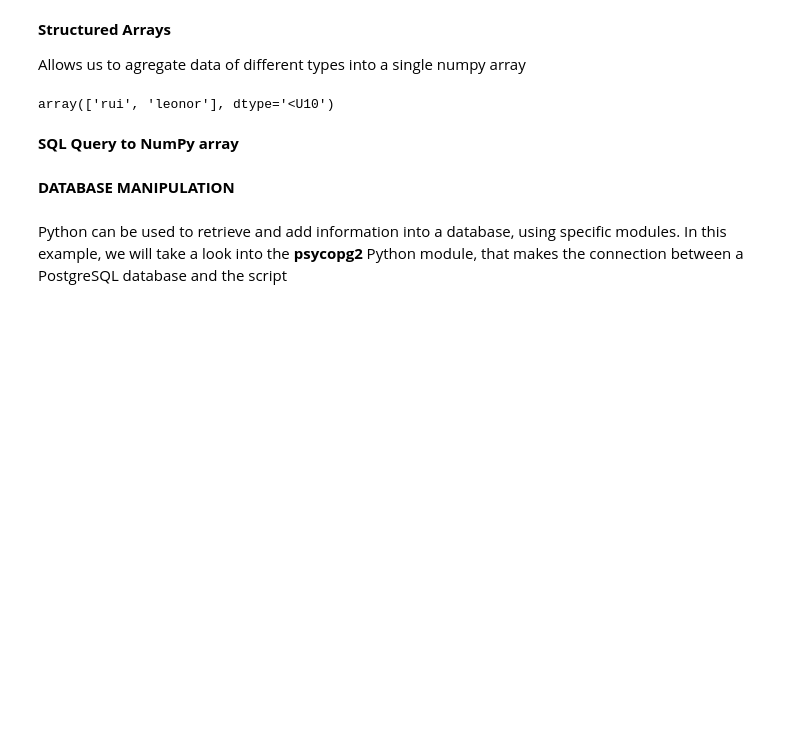
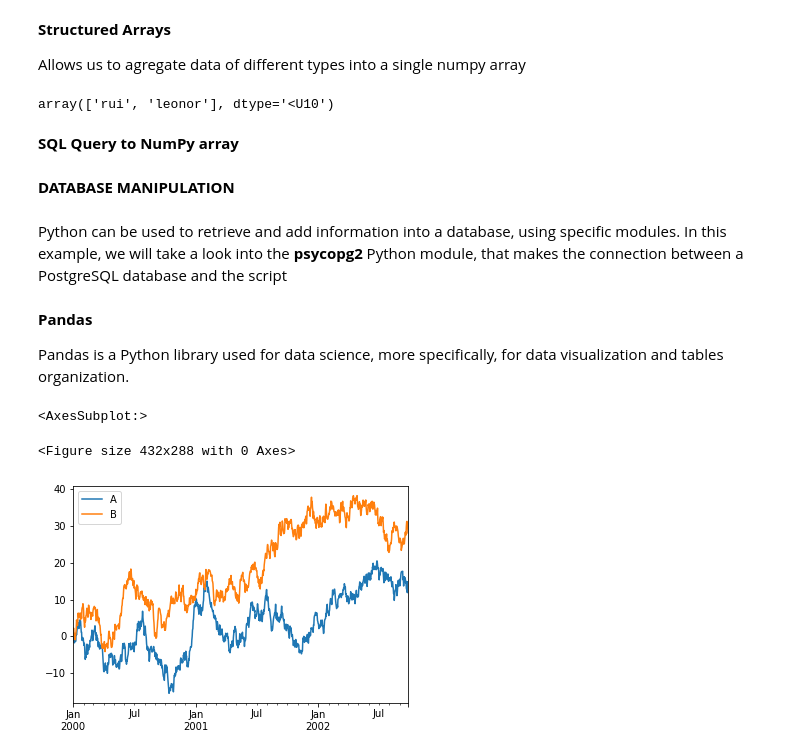
Before and after one commit to IEEE-ISEP/python_workshop, a Jupyter notebook: python_part_2.ipynb, the cells around one changed output. Cells and saved outputs as stored; diff of their text form; code cells hidden in the pictures; blank space fills up the shorter version.

Commit message:
Add Pandas plot manipulation

```diff
--- a/python_part_2.ipynb
+++ b/python_part_2.ipynb
@@ -237,3 +240,22 @@ class databaseConnection():
 if __name__ == "__main__":
     databaseobj = databaseConnection()
     databaseobj.connection()
+# %% [markdown]
+**Pandas**
+
+Pandas is a Python library used for data science, more specifically, for data visualization and tables organization.
+# %%
+import matplotlib.pyplot as plt
+import pandas as pd
+import numpy as np
+
+#One-dimensional ndarray with axis labels
+panda_series = pd.DataFrame(np.random.randn(1000,2), index=panda_series.index, columns=list("AB"))
+panda_series = panda_series.cumsum()
+
+plt.figure()
+panda_series.plot()
+# %% [output]
+<AxesSubplot:>
+<Figure size 432x288 with 0 Axes>
+[figure, added]
```
Also changed, not shown: parts of 1 cell of this notebook.
